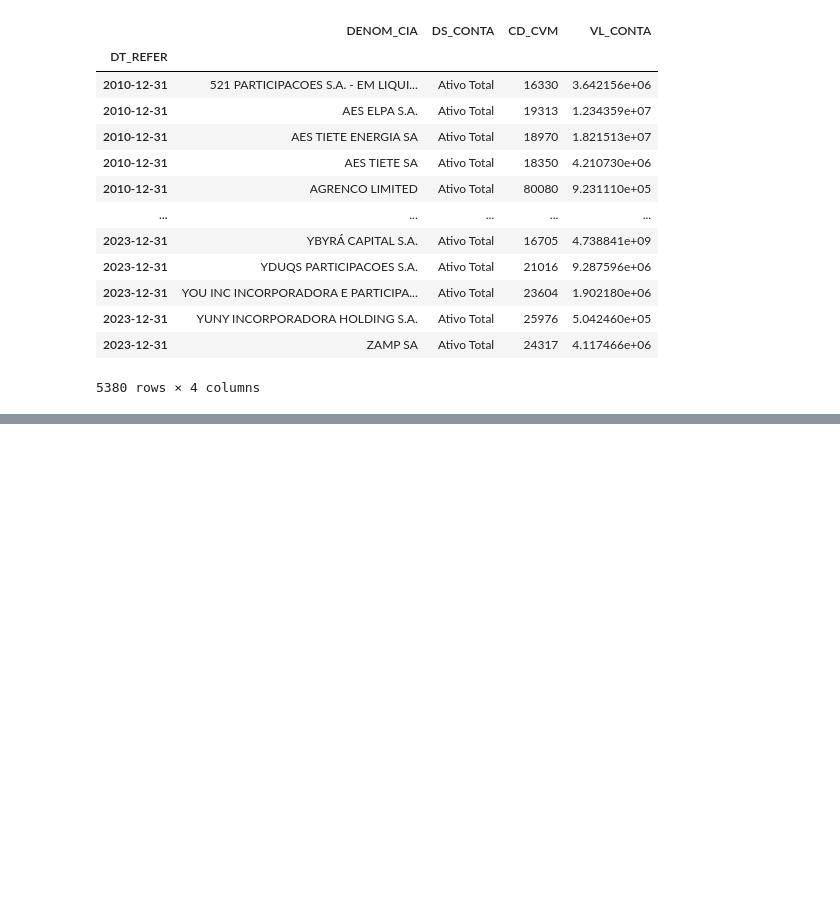
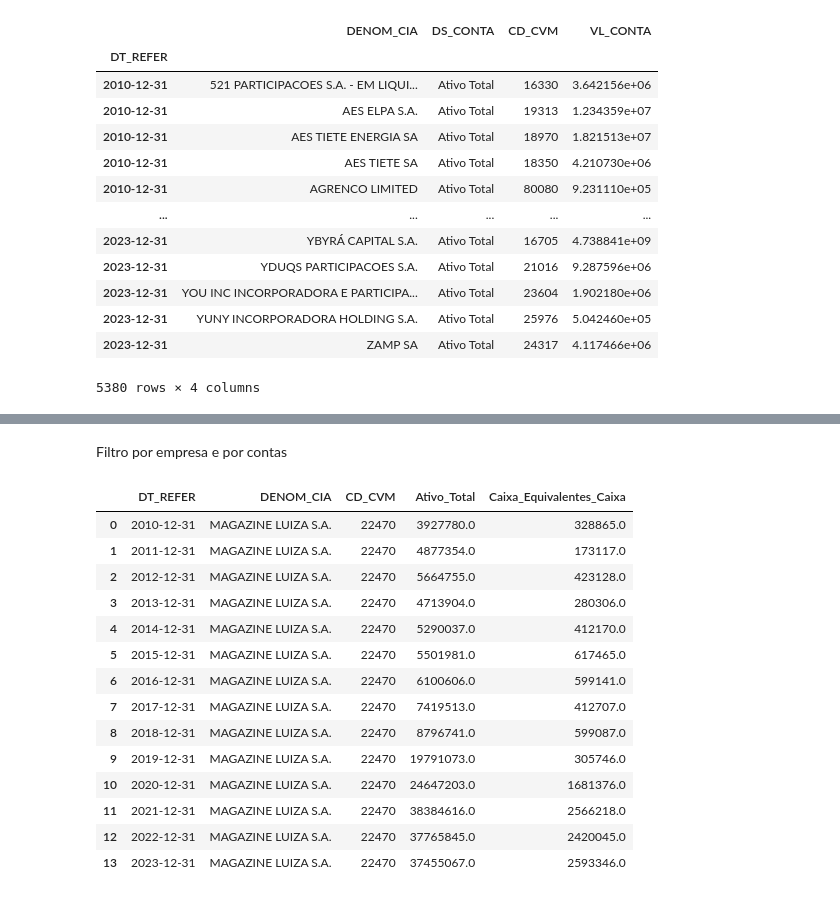
Before and after one commit to jeffersonramelo/coleta-de-dados, a Jupyter notebook: Dados_contábeis_CVM.ipynb, the cells around one changed output, grey strips where cells are left out. Drawn from its saved outputs; the diff is of its cells as text; code cells hidden in the pictures; blank space fills up the shorter version.

```diff
--- a/Dados_contábeis_CVM.ipynb
+++ b/Dados_contábeis_CVM.ipynb
@@ -149,0 +181,49 @@ See the caveats in the documentation: https://pandas.pydata.org/pandas-docs/stab
+# %% [markdown]
+Filtro por empresa e por contas
+# %%
+import pandas as pd
+from IPython.display import display
+
+# Supondo que BPA é o DataFrame original
+
+# Seleciona as colunas específicas e remove duplicatas
+empresas = BPA[['DENOM_CIA', 'DT_REFER', 'DS_CONTA', 'CD_CVM', 'VL_CONTA']].drop_duplicates()
+
+# Filtra as linhas onde 'DS_CONTA' é igual a 'Ativo Total' ou 'Caixa e Equivalentes de Caixa'
+contas_desejadas = ['Ativo Total', 'Caixa e Equivalentes de Caixa']
+ativo_total_caixa = empresas[empresas['DS_CONTA'].isin(contas_desejadas)]
+
+# Filtra as linhas onde 'DENOM_CIA' é igual a 'MAGAZINE LUIZA S.A.'
+companhia = ativo_total_caixa[ativo_total_caixa['DENOM_CIA'] == 'MAGAZINE LUIZA S.A.']
+
+# Pivot para criar colunas separadas para 'Ativo Total' e 'Caixa e Equivalentes de Caixa'
+pivot_companhia = companhia.pivot_table(index=['DT_REFER', 'DENOM_CIA', 'CD_CVM'],
+                                        columns='DS_CONTA',
+                                        values='VL_CONTA',
+                                        aggfunc='last').reset_index()
+
+# Renomeia as colunas para serem mais claras
+pivot_companhia.columns.name = None
+pivot_companhia.rename(columns={
+    'Ativo Total': 'Ativo_Total',
+    'Caixa e Equivalentes de Caixa': 'Caixa_Equivalentes_Caixa'
+}, inplace=True)
+
+# Exibe a tabela pivotada
+display(pivot_companhia)
+# %% [output]
+|  | DT_REFER | DENOM_CIA | CD_CVM | Ativo_Total | Caixa_Equivalentes_Caixa |
+| 0 | 2010-12-31 | MAGAZINE LUIZA S.A. | 22470 | 3927780.0 | 328865.0 |
+| 1 | 2011-12-31 | MAGAZINE LUIZA S.A. | 22470 | 4877354.0 | 173117.0 |
+| 2 | 2012-12-31 | MAGAZINE LUIZA S.A. | 22470 | 5664755.0 | 423128.0 |
+| 3 | 2013-12-31 | MAGAZINE LUIZA S.A. | 22470 | 4713904.0 | 280306.0 |
+| 4 | 2014-12-31 | MAGAZINE LUIZA S.A. | 22470 | 5290037.0 | 412170.0 |
+| 5 | 2015-12-31 | MAGAZINE LUIZA S.A. | 22470 | 5501981.0 | 617465.0 |
+| 6 | 2016-12-31 | MAGAZINE LUIZA S.A. | 22470 | 6100606.0 | 599141.0 |
+| 7 | 2017-12-31 | MAGAZINE LUIZA S.A. | 22470 | 7419513.0 | 412707.0 |
+| 8 | 2018-12-31 | MAGAZINE LUIZA S.A. | 22470 | 8796741.0 | 599087.0 |
+| 9 | 2019-12-31 | MAGAZINE LUIZA S.A. | 22470 | 19791073.0 | 305746.0 |
+| 10 | 2020-12-31 | MAGAZINE LUIZA S.A. | 22470 | 24647203.0 | 1681376.0 |
+| 11 | 2021-12-31 | MAGAZINE LUIZA S.A. | 22470 | 38384616.0 | 2566218.0 |
+| 12 | 2022-12-31 | MAGAZINE LUIZA S.A. | 22470 | 37765845.0 | 2420045.0 |
+| 13 | 2023-12-31 | MAGAZINE LUIZA S.A. | 22470 | 37455067.0 | 2593346.0 |
```
Also changed, not shown: parts of 4 cells of this notebook.
